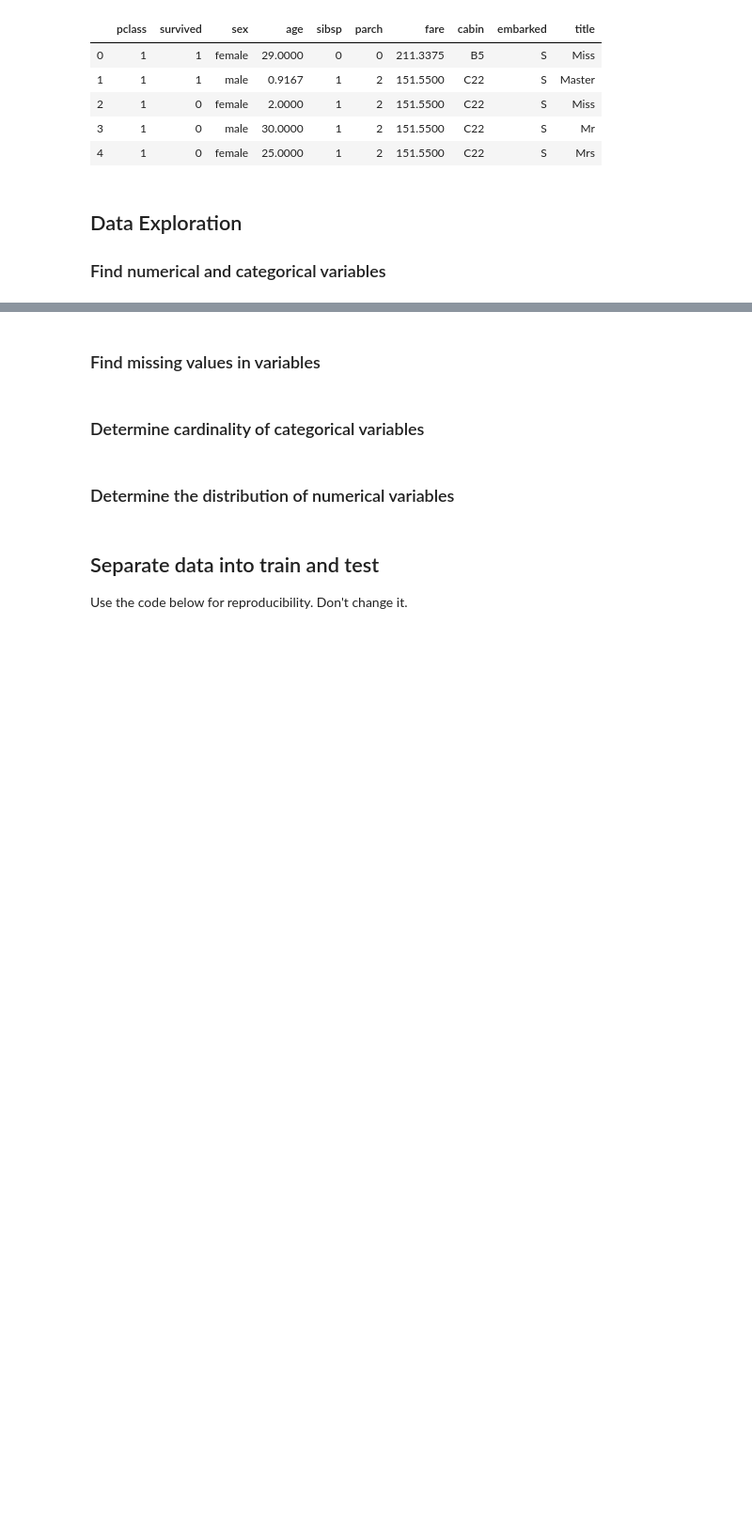
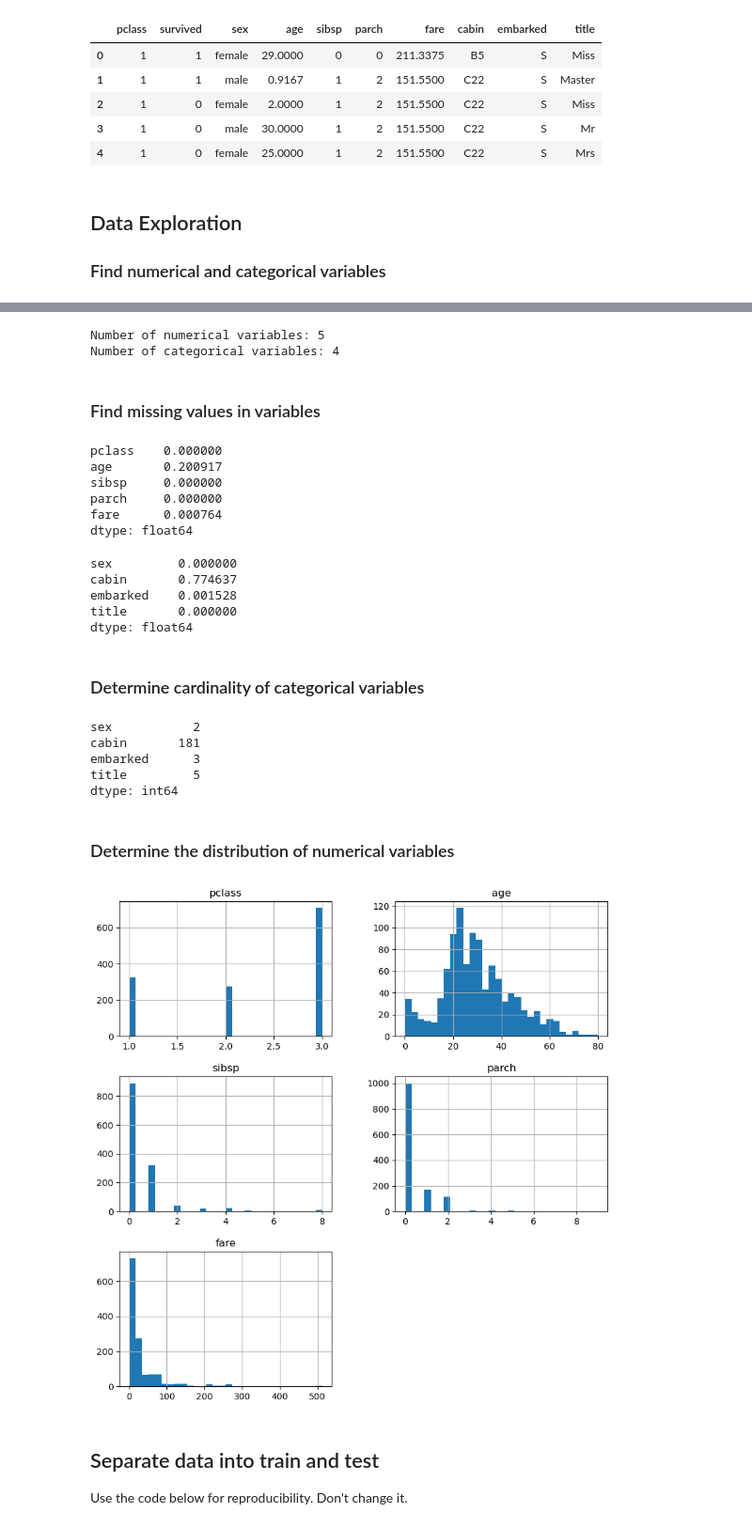
Before and after one commit to MiaHenstridge/deployment_of_ML_model, a Jupyter notebook: section-04-research-and-development/titanic-assignment/01-predicting-survival-titanic-assignement.ipynb, the cells around one changed output, grey strips where cells are left out. Shown: that part at 94% size. Cells and saved outputs as stored; diff of their text form; code cells hidden in the pictures; blank space fills up the shorter version.

```diff
--- a/section-04-research-and-development/titanic-assignment/01-predicting-survival-titanic-assignement.ipynb
+++ b/section-04-research-and-development/titanic-assignment/01-predicting-survival-titanic-assignement.ipynb
@@ -116,20 +120,53 @@ target = 'survived'
 # %%
-vars_num = # fill your code here
+vars_num = [var for var in data.columns if data[var].dtypes != 'O' and var != target]
 
-vars_cat = # fill your code here
+vars_cat = [var for var in data.columns if data[var].dtypes == 'O']
 
 print('Number of numerical variables: {}'.format(len(vars_num)))
 print('Number of categorical variables: {}'.format(len(vars_cat)))
+# %% [output]
+Number of numerical variables: 5
+Number of categorical variables: 4
 # %% [markdown]
 ### Find missing values in variables
 # %%
 # first in numerical variables
+
+data[vars_num].isnull().mean()
+# %% [output]
+pclass    0.000000
+age       0.200917
+sibsp     0.000000
+parch     0.000000
+fare      0.000764
+dtype: float64
 # %%
 # now in categorical variables
+
+data[vars_cat].isnull().mean()
+# %% [output]
+sex         0.000000
+cabin       0.774637
+embarked    0.001528
+title       0.000000
+dtype: float64
 # %% [markdown]
 ### Determine cardinality of categorical variables
+# %%
+data[vars_cat].nunique()
+# %% [output]
+sex           2
+cabin       181
+embarked      3
+title         5
+dtype: int64
 # %% [markdown]
 ### Determine the distribution of numerical variables
+# %%
+data[vars_num].hist(bins=30, figsize=(10,10))
+plt.show()
+# %% [output]
+[figure, added]
 # %% [markdown]
 ## Separate data into train and test
 
```
Also changed, not shown: parts of 18 cells of this notebook, 1 other file.
